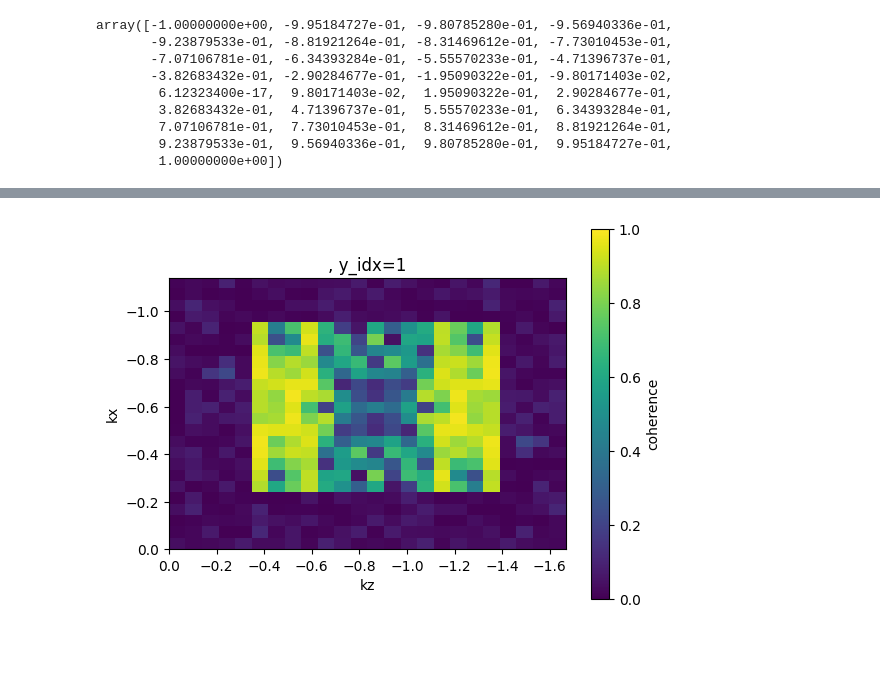
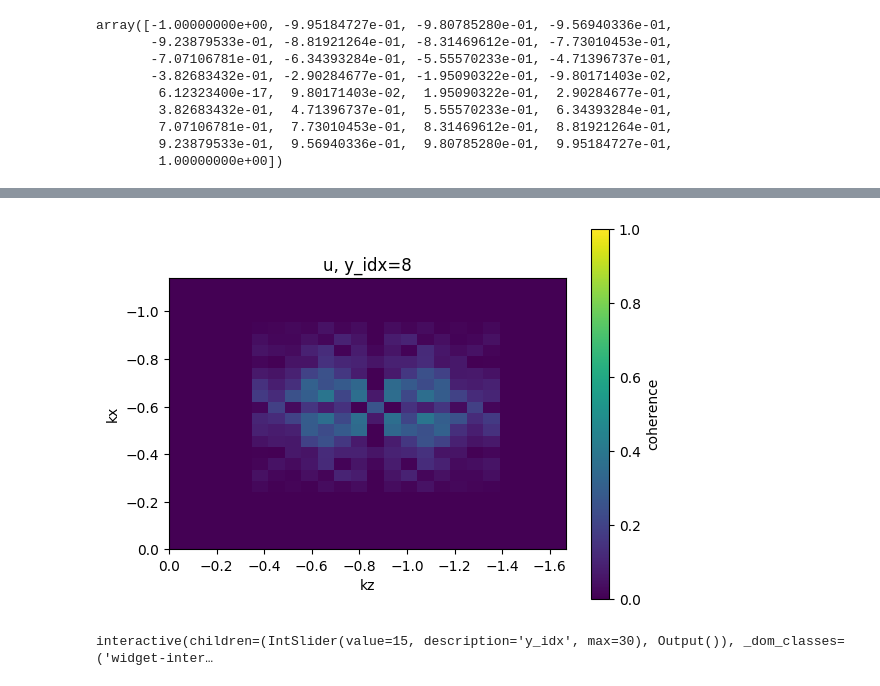
Before and after one commit to kz2wd/flow-diffuse, a Jupyter notebook: couette.ipynb, the cells around one changed output, grey strips where cells are left out. Cells and saved outputs as stored; diff of their text form; code cells hidden in the pictures; blank space fills up the shorter version.

Commit message:
progress on coherence

```diff
--- a/couette.ipynb
+++ b/couette.ipynb
@@ -52,7 +52,7 @@ means.shape
 # %% [output]
 (1, 4, 1, 33, 1)
 # %%
-flucts = d[::100] - means
+flucts = d[::] - means
 # %%
 d_hat.shape
 # %% [output]
@@ -202,6 +235,6 @@ def plot_coherence_map(gamma2, comp_idx, y_idx, kx_freqs, kz_freqs, comp_name=''
     plt.title(f'{comp_name}, y_idx={y_idx}')
     plt.show()
 # %%
-plot_coherence_map(gamma2, 0, 1, kx, kz)
+plot_coherence_map(gamma2, 0, 8, kx, kz, "u")
 # %% [output]
-[figure, old version]
+[figure, new version]
@@ -207,0 +259,5 @@ plot_coherence_map(gamma2, 0, 1, kx, kz)
+# %%
+from ipywidgets import interact, FloatSlider
+interact(lambda y_idx: plot_coherences(gamma2, y_idx, kx, kz), y_idx=(0, y.shape[0] - 1, 1));
+# %% [output]
+interactive(children=(IntSlider(value=15, description='y_idx', max=30), Output()), _dom_classes=('widget-inter…
```
Also changed, not shown: parts of 19 cells of this notebook, 1 other file.
